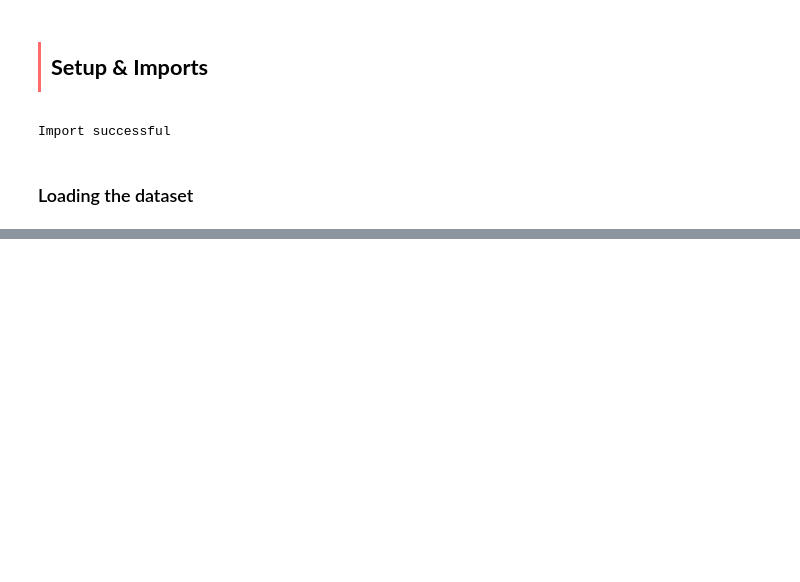
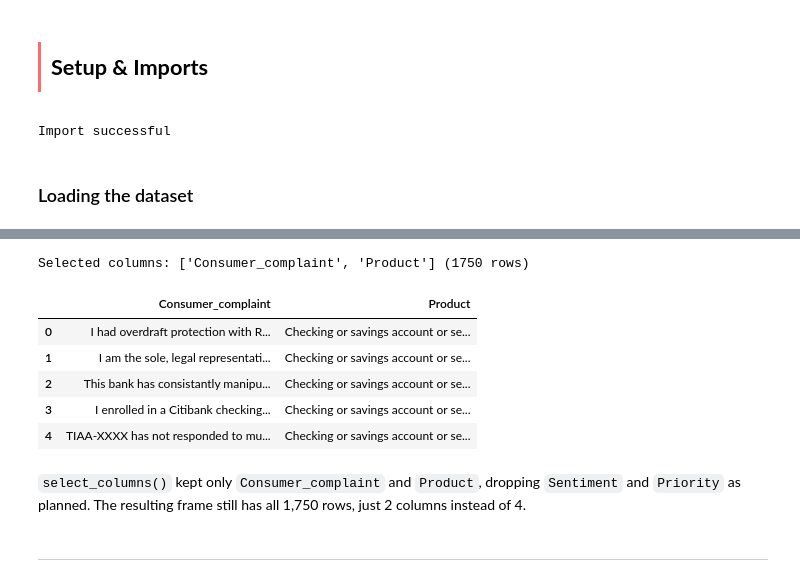
Before and after one commit to davidlupau/complaint-topic-modeling, a Jupyter notebook: notebooks/02_preprocessing.ipynb, the cells around one changed output, grey strips where cells are left out. Saved outputs shown, nothing was run; the diff lists cells and outputs as text; code cells hidden in the pictures; blank space fills up the shorter version.

```diff
--- a/notebooks/02_preprocessing.ipynb
+++ b/notebooks/02_preprocessing.ipynb
@@ -30,0 +50,15 @@ Dataset loaded successfully
+# %%
+selected_df = select_columns(df)
+selected_df.head()
+# %% [output]
+Selected columns: ['Consumer_complaint', 'Product'] (1750 rows)
+|  | Consumer_complaint | Product |
+| 0 | I had overdraft protection with R... | Checking or savings account or se... |
+| 1 | I am the sole, legal representati... | Checking or savings account or se... |
+| 2 | This bank has consistantly manipu... | Checking or savings account or se... |
+| 3 | I enrolled in a Citibank checking... | Checking or savings account or se... |
+| 4 | TIAA-XXXX has not responded to mu... | Checking or savings account or se... |
+# %% [markdown]
+`select_columns()` kept only `Consumer_complaint` and `Product`, dropping `Sentiment` and `Priority` as planned. The resulting frame still has all 1,750 rows, just 2 columns instead of 4.
+# %% [markdown]
+---
```
Also changed, not shown: parts of 30 cells of this notebook, 7 other files.
